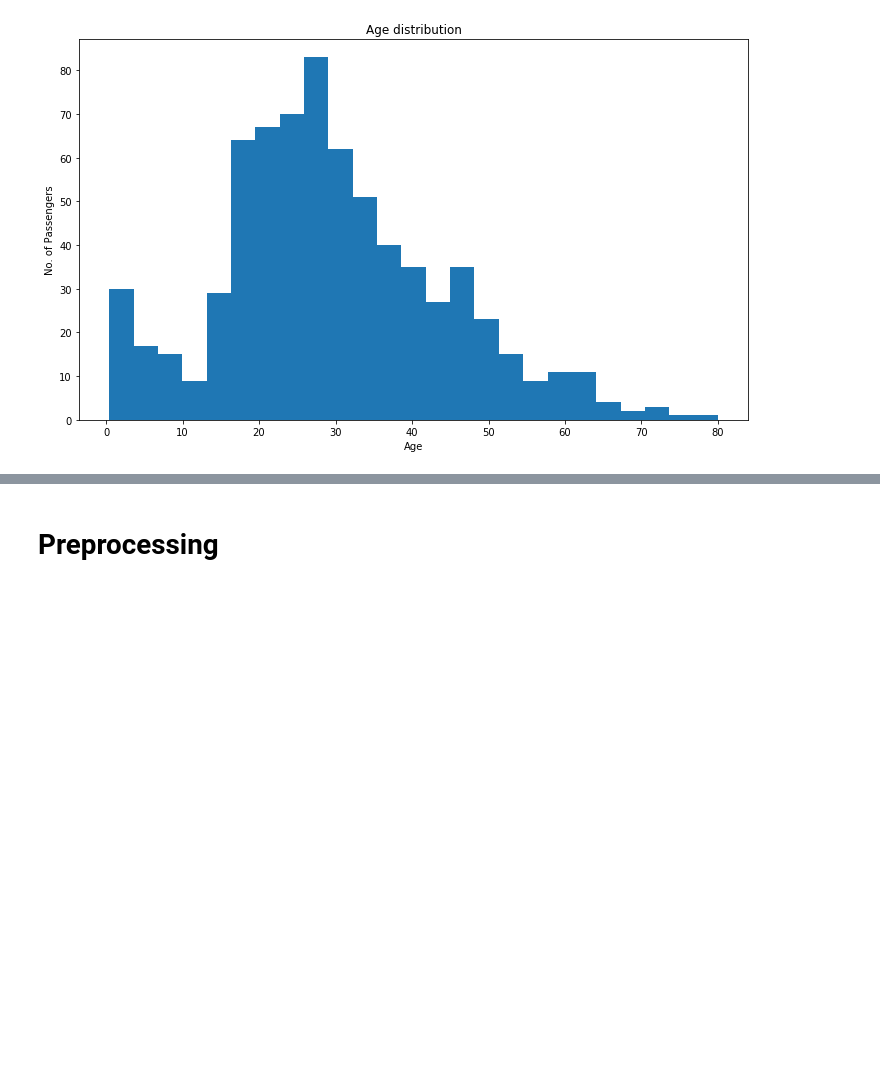
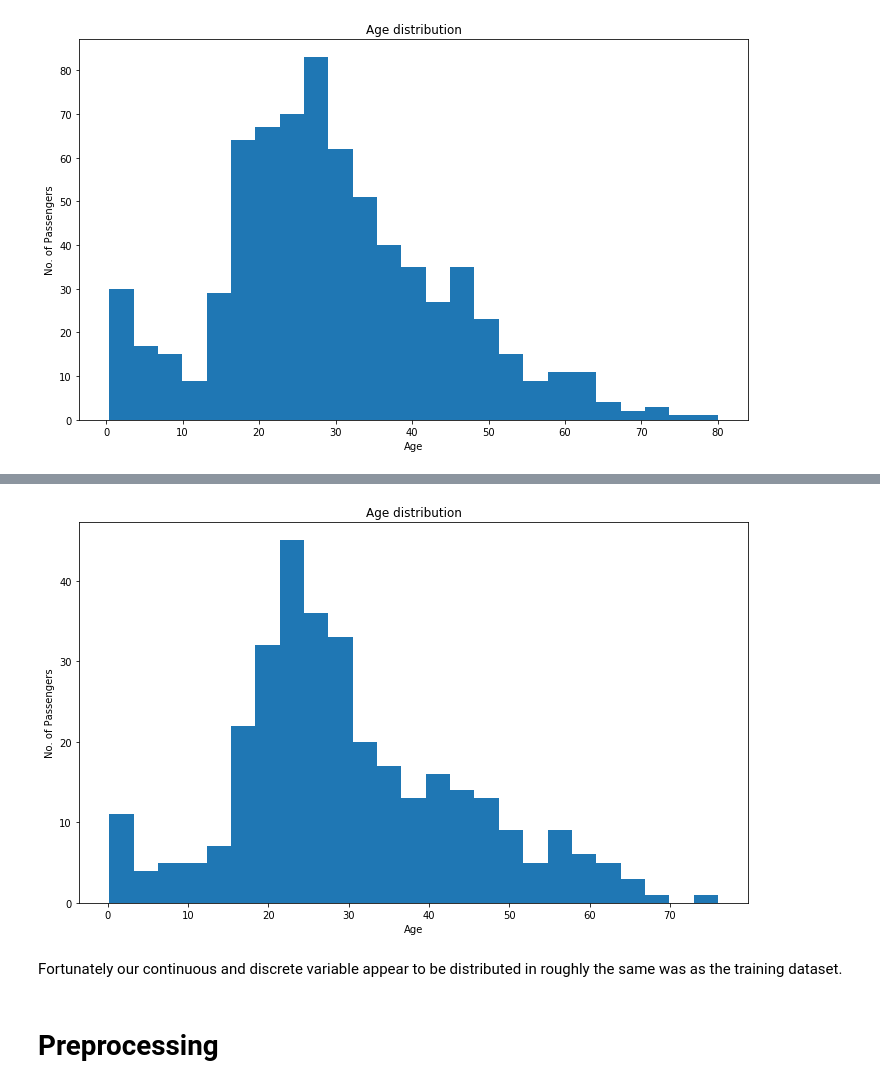
Before and after one commit to c1rowe/titanic, a Jupyter notebook: titanic_ml.ipynb, the cells around one changed output, grey strips where cells are left out. Saved outputs shown, nothing was run; the diff lists cells and outputs as text; code cells hidden in the pictures; blank space fills up the shorter version.

```diff
--- a/titanic_ml.ipynb
+++ b/titanic_ml.ipynb
@@ -110,3 +217,14 @@ plt.show()
+# %%
+plt.figure(figsize=(12,7))
+plt.hist(test_df['Age'], bins=25)
+plt.xlabel('Age')
+plt.ylabel('No. of Passengers')
+plt.title('Age distribution')
+plt.show()
+# %% [output]
+[figure, added]
+# %% [markdown]
+Fortunately our continuous and discrete variable appear to be distributed in roughly the same was as the training dataset.
 # %% [markdown]
 # Preprocessing
 # %%
```
Also changed, not shown: parts of 13 cells of this notebook.
